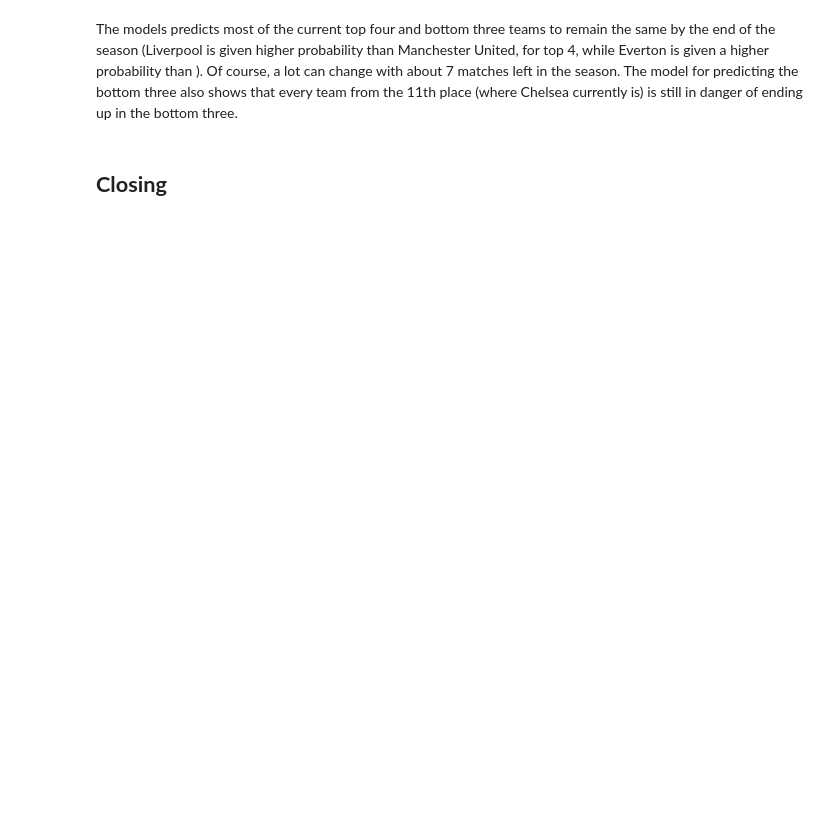
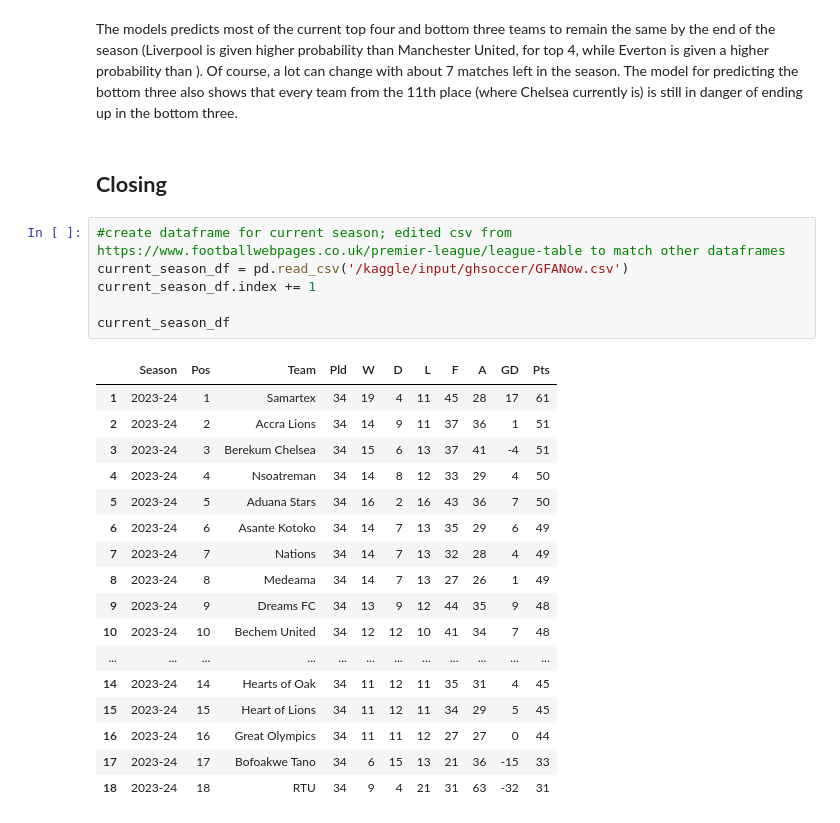
Before and after one commit to GodwinBentum/new-e-prem, a Jupyter notebook: epl-standings-predictions.ipynb, the cells around one changed output. Drawn from its saved outputs; the diff is of its cells as text; blank space fills up the shorter version.

```diff
--- a/epl-standings-predictions.ipynb
+++ b/epl-standings-predictions.ipynb
@@ -1273,3 +1331,27 @@ final_table
 The models predicts most of the current top four and bottom three teams to remain the same by the end of the season (Liverpool is given higher probability than Manchester United, for top 4, while Everton is given a higher probability than ). Of course, a lot can change with about 7 matches left in the season. The model for predicting the bottom three also shows that every team from the 11th place (where Chelsea currently is) is still in danger of ending up in the bottom three.
 # %% [markdown]
 ## **Closing**
+# %%
+#create dataframe for current season; edited csv from https://www.footballwebpages.co.uk/premier-league/league-table to match other dataframes
+current_season_df = pd.read_csv('/kaggle/input/ghsoccer/GFANow.csv')
+current_season_df.index += 1
+
+current_season_df
+# %% [output]
+|  | Season | Pos | Team | Pld | W | D | L | F | A | GD | Pts |
+| 1 | 2023-24 | 1 | Samartex | 34 | 19 | 4 | 11 | 45 | 28 | 17 | 61 |
+| 2 | 2023-24 | 2 | Accra Lions | 34 | 14 | 9 | 11 | 37 | 36 | 1 | 51 |
+| 3 | 2023-24 | 3 | Berekum Chelsea | 34 | 15 | 6 | 13 | 37 | 41 | -4 | 51 |
+| 4 | 2023-24 | 4 | Nsoatreman | 34 | 14 | 8 | 12 | 33 | 29 | 4 | 50 |
+| 5 | 2023-24 | 5 | Aduana Stars | 34 | 16 | 2 | 16 | 43 | 36 | 7 | 50 |
+| 6 | 2023-24 | 6 | Asante Kotoko | 34 | 14 | 7 | 13 | 35 | 29 | 6 | 49 |
+| 7 | 2023-24 | 7 | Nations | 34 | 14 | 7 | 13 | 32 | 28 | 4 | 49 |
+| 8 | 2023-24 | 8 | Medeama | 34 | 14 | 7 | 13 | 27 | 26 | 1 | 49 |
+| 9 | 2023-24 | 9 | Dreams FC | 34 | 13 | 9 | 12 | 44 | 35 | 9 | 48 |
+| 10 | 2023-24 | 10 | Bechem United | 34 | 12 | 12 | 10 | 41 | 34 | 7 | 48 |
+| ... | ... | ... | ... | ... | ... | ... | ... | ... | ... | ... | ... |
+| 14 | 2023-24 | 14 | Hearts of Oak | 34 | 11 | 12 | 11 | 35 | 31 | 4 | 45 |
+| 15 | 2023-24 | 15 | Heart of Lions | 34 | 11 | 12 | 11 | 34 | 29 | 5 | 45 |
+| 16 | 2023-24 | 16 | Great Olympics | 34 | 11 | 11 | 12 | 27 | 27 | 0 | 44 |
+| 17 | 2023-24 | 17 | Bofoakwe Tano | 34 | 6 | 15 | 13 | 21 | 36 | -15 | 33 |
+| 18 | 2023-24 | 18 | RTU | 34 | 9 | 4 | 21 | 31 | 63 | -32 | 31 |
```
Also changed, not shown: parts of 32 cells of this notebook.
